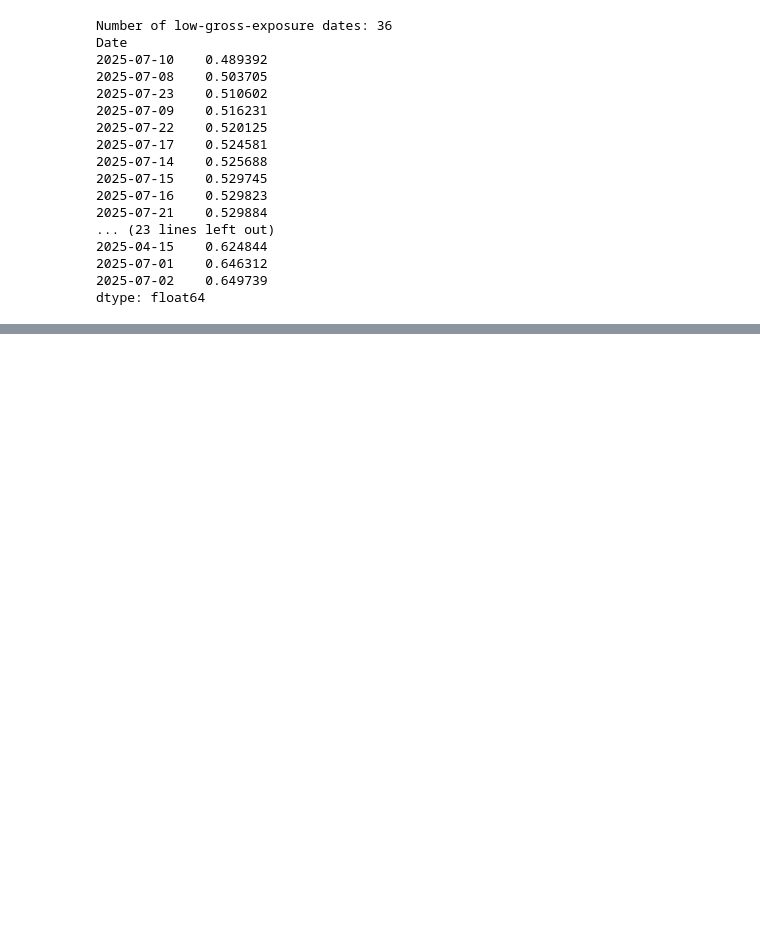
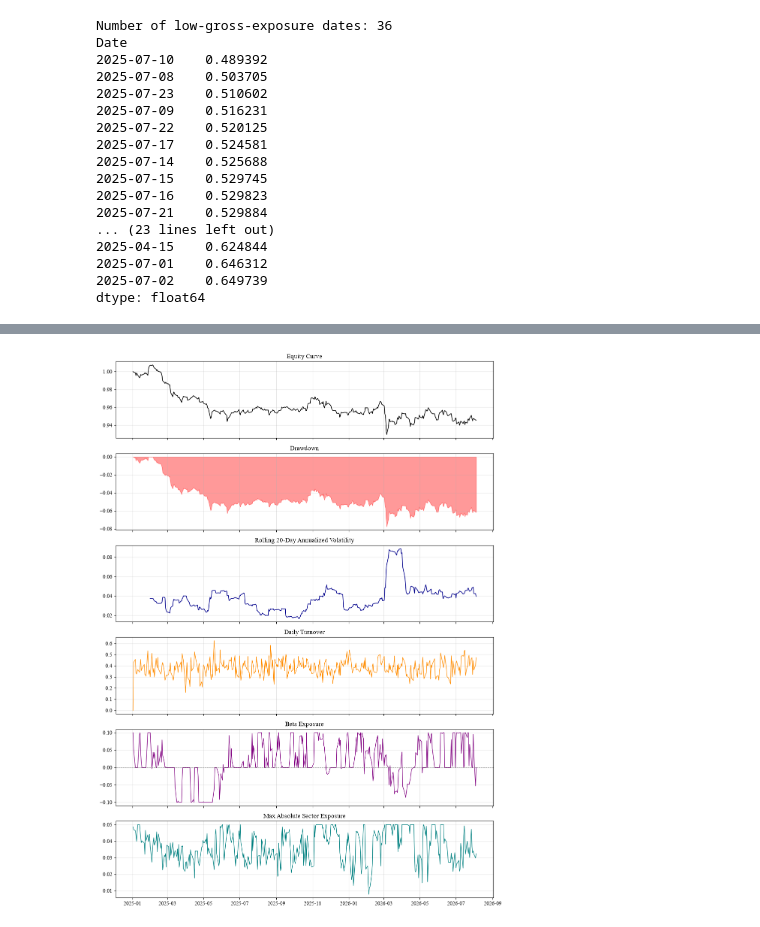
Before and after one commit to pgrajzl/systematic-portfolio-engine-equities-1, a Jupyter notebook: notebooks/alpha_signal_playground.ipynb, the cells around one changed output, grey strips where cells are left out. Cells and saved outputs as stored; diff of their text form; code cells hidden in the pictures; blank space fills up the shorter version.

```diff
--- a/notebooks/alpha_signal_playground.ipynb
+++ b/notebooks/alpha_signal_playground.ipynb
@@ -1267,0 +1680,14 @@ pd.DataFrame(diagnostic_rows).set_index("date")
+# %%
+cost_aware_for_monitoring = pd.DataFrame({
+    "daily_return": equal_cost_result["net_return"],
+    "equity_curve": equal_cost_result["equity_curve"],
+})
+
+monitoring_summary = build_monitoring_summary(
+    backtest_result=cost_aware_for_monitoring,
+    weights=combined_equal,
+    betas=betas,
+    universe=universe,
+)
+
+monitoring_summary.tail()
@@ -1267,0 +1702,4 @@ pd.DataFrame(diagnostic_rows).set_index("date")
+# %%
+plot_monitoring_dashboard(monitoring_summary)
+# %% [output]
+[figure, added]
```
Also changed, not shown: parts of 33 cells of this notebook, 4 other files.
